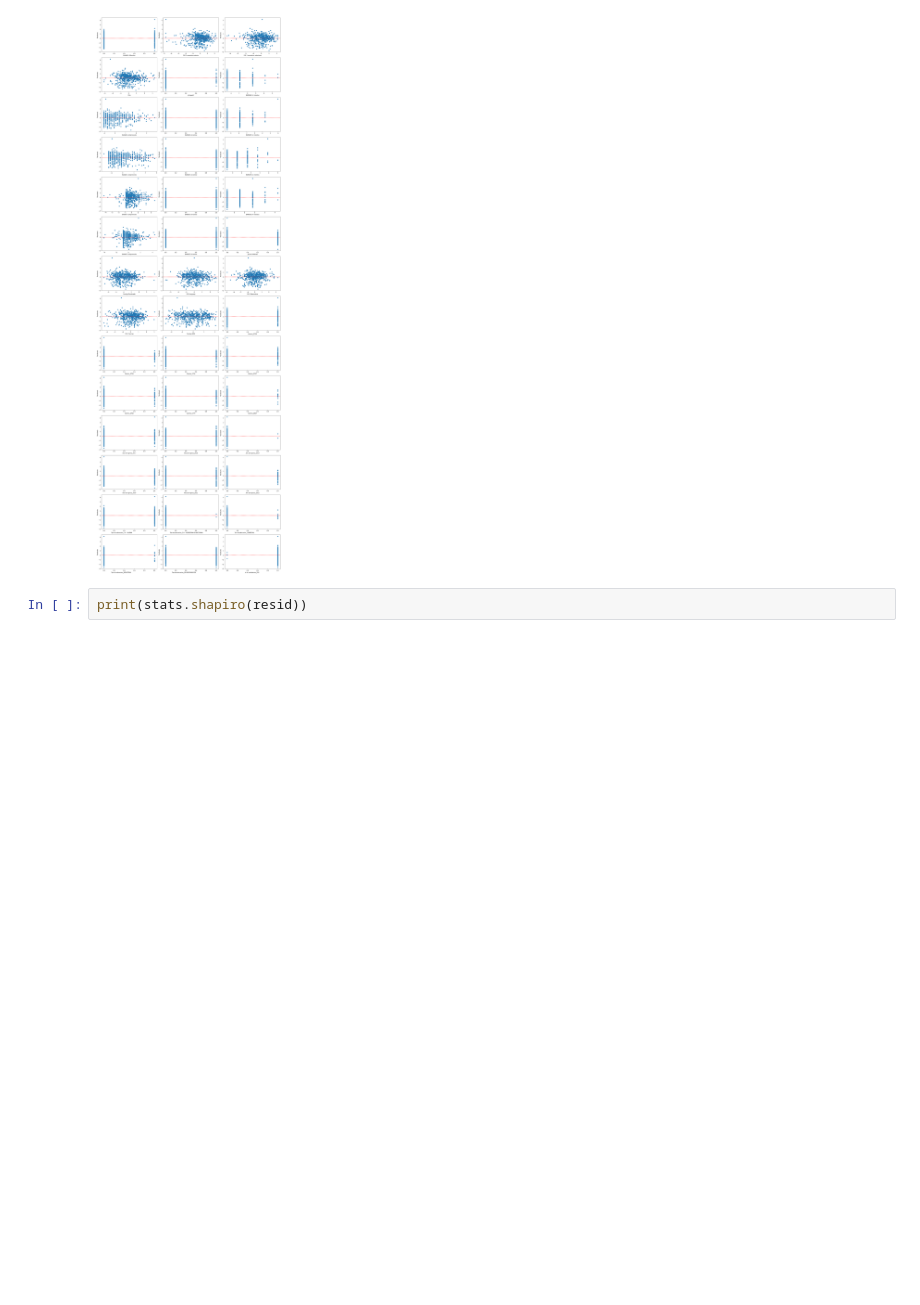
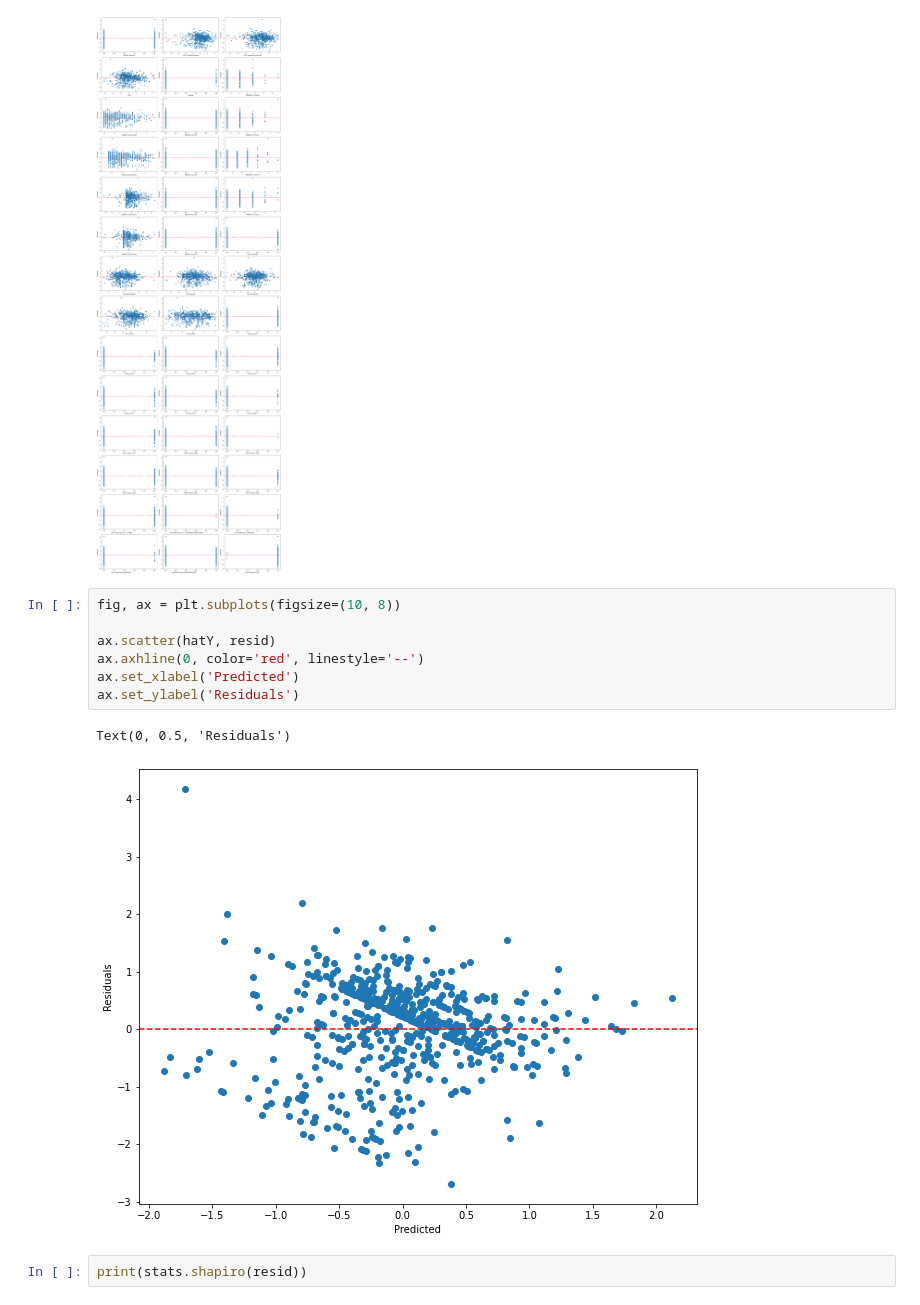
Before and after one commit to mcsebe/Proyecto-INFO337, a Jupyter notebook: Análisis exploratorio y regresión Lineal con todas las variables de TrAC + Admisión.ipynb, the cells around one changed output. Drawn from its saved outputs; the diff is of its cells as text; blank space fills up the shorter version.

Commit message:
Adición gráfico de residuos

```diff
--- a/Análisis exploratorio y regresión Lineal con todas las variables de TrAC + Admisión.ipynb
+++ b/Análisis exploratorio y regresión Lineal con todas las variables de TrAC + Admisión.ipynb
@@ -282,6 +288,16 @@ plt.tight_layout()
 plt.show()
 # %% [output]
 [figure]
+# %%
+fig, ax = plt.subplots(figsize=(10, 8))
+
+ax.scatter(hatY, resid)
+ax.axhline(0, color='red', linestyle='--')
+ax.set_xlabel('Predicted')
+ax.set_ylabel('Residuals')
+# %% [output]
+Text(0, 0.5, 'Residuals')
+[figure, added]
 # %%
 print(stats.shapiro(resid))
 # %% [output]
```
Also changed, not shown: parts of 2 cells of this notebook, 1 other file.
